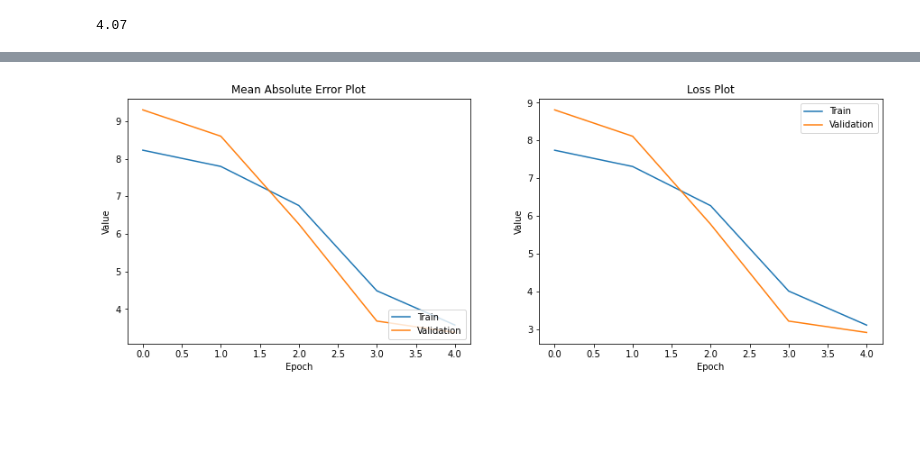
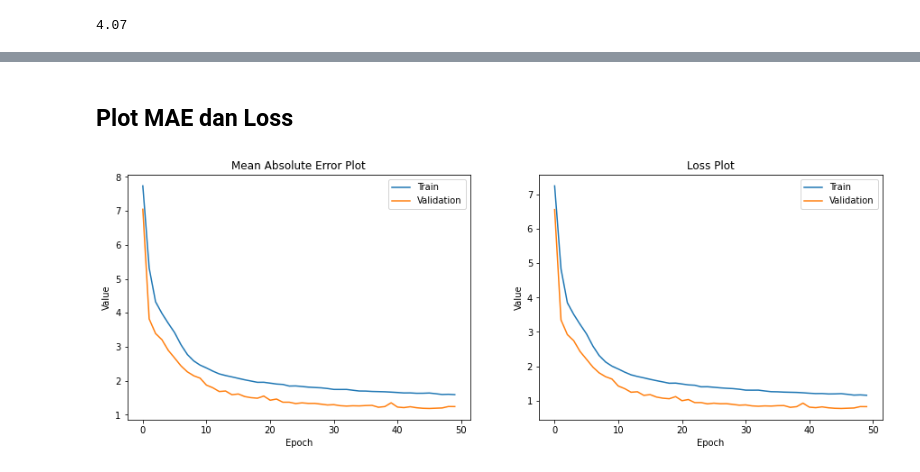
Before and after one commit to RaynoldPanjiZ/IDCamp-2022-ML-path, a Jupyter notebook: Pengembangan Machine Learning/submition2_TimeSeries.ipynb, the cells around one changed output, grey strips where cells are left out. Cells and saved outputs as stored; diff of their text form; code cells hidden in the pictures; blank space fills up the shorter version.

Commit message:
commit submition Time Series

```diff
--- a/Pengembangan Machine Learning/submition2_TimeSeries.ipynb
+++ b/Pengembangan Machine Learning/submition2_TimeSeries.ipynb
@@ -91,13 +94,13 @@ time = np.array(data_train['datetime'].values)
 series = np.array(data_train['temperature'].values)
 
 time_split_len = int(len(series) * 0.8)
-X_train = series[:time_split_len]
-X_test = series[time_split_len:]
-y_train = time[:time_split_len]
-y_test = time[time_split_len:]
+series_train = series[:time_split_len]
+series_test = series[time_split_len:]
+time_train = time[:time_split_len]
+time_test = time[time_split_len:]
 
-print(f'Total Data Train : {X_train.shape[0]}')
-print(f'Total Data Validation : {X_test.shape[0]}')
+print(f'Total Data Train : {series_train.shape[0]}')
+print(f'Total Data Validation : {series_test.shape[0]}')
 # %% [output]
 Total Data Train : 21196
 Total Data Validation : 5300
@@ -140,6 +129,6 @@ def windowed_dataset(series, window_size, batch_size, shuffle_buffer):
 # %%
-train_set = windowed_dataset(X_train, window_size=60, batch_size=100, shuffle_buffer=1000)
-test_set = windowed_dataset(X_test, window_size=60, batch_size=100, shuffle_buffer=1000)
+train_set = windowed_dataset(series_train, window_size=60, batch_size=100, shuffle_buffer=1000)
+test_set = windowed_dataset(series_test, window_size=60, batch_size=100, shuffle_buffer=1000)
 # %%
 # Mencari nilai MAE dari model < 10% skala data
 MAE = (data_train['temperature'].max() - data_train['temperature'].min()) * 0.1
@@ -163,10 +145,21 @@ model = tf.keras.models.Sequential([
   tf.keras.layers.Dense(30, activation="relu"),
   tf.keras.layers.Dense(1),
 ])
+# %%
+ES = tf.keras.callbacks.EarlyStopping(
+    monitor='val_mae',
+    min_delta=0,
+    patience=5,
+    verbose=1,
+    mode='auto'
+)
 # %%
 optimizer = tf.keras.optimizers.SGD(lr=1.0000e-04, momentum=0.9)
 model.compile(loss=tf.keras.losses.Huber(),
               optimizer=optimizer,
               metrics=["mae"])
-history = model.fit(train_set, validation_data=test_set, epochs=30, callbacks=[callbacks])
+history = model.fit(train_set, validation_data=test_set, epochs=50, callbacks=[ES])
+
+if(history.history['mae'][-1] < MAE and history.history['val_mae'][-1] < MAE):
+  print("\n\nMAE dibawah 10%")
 # %% [output]
@@ -189,23 +183,25 @@ epochs=range(len(loss))
+# %% [markdown]
+## Plot MAE dan Loss
 # %%
 figure = plt.figure(figsize = (15, 5))
 
 figure.add_subplot(1, 2, 1)
 plt.plot(history.history['mae'])
 plt.plot(history.history['val_mae'])
 plt.title('Mean Absolute Error Plot')
 plt.xlabel('Epoch')
 plt.ylabel('Value')
-plt.legend(['Train', 'Validation'], loc = 'lower right')
+plt.legend(['Train', 'Validation'], loc = 'upper right')
 
 figure.add_subplot(1, 2, 2)
 plt.plot(history.history['loss'])
 plt.plot(history.history['val_loss'])
 plt.title('Loss Plot')
 plt.xlabel('Epoch')
 plt.ylabel('Value')
 plt.legend(['Train', 'Validation'], loc = 'upper right')
 
 plt.show()
 # %% [output]
-[figure, old version]
+[figure, new version]
 # %%
```
Also changed, not shown: parts of 14 cells of this notebook, 1 other file.
